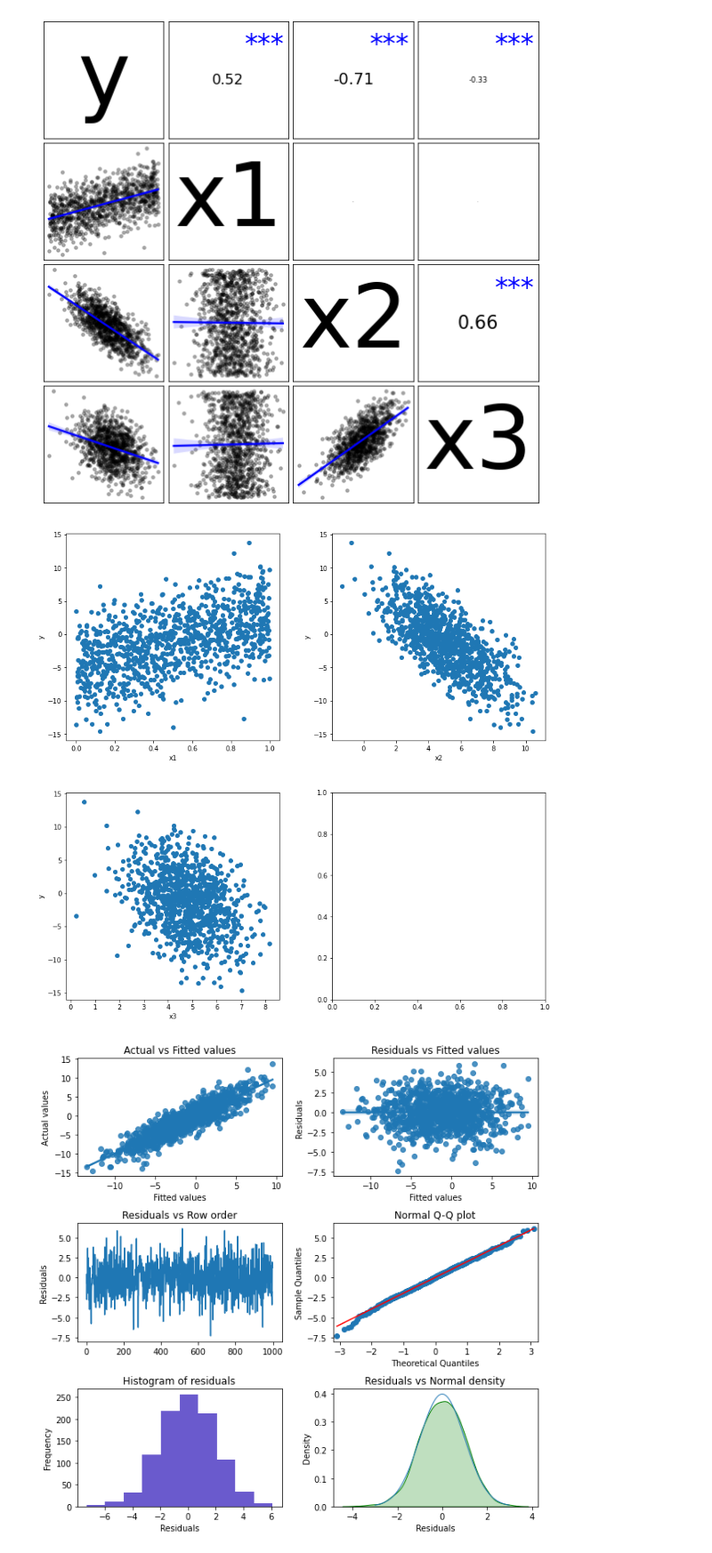
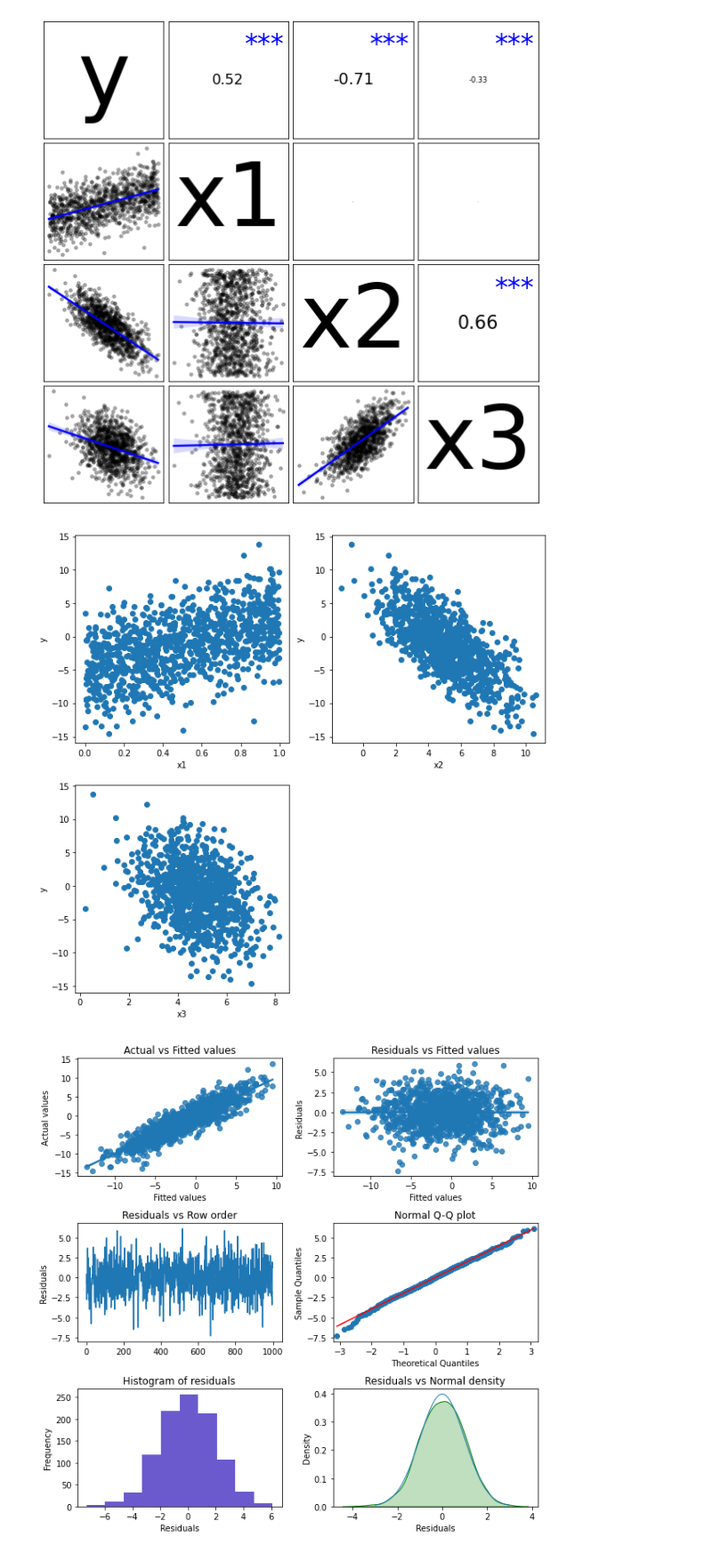
Before and after one commit to vnijs/pyrsm, a Jupyter notebook: examples/model-linear-regression.ipynb, the cells around one changed output. Shown at 89% size. Saved outputs shown, nothing was run; the diff lists cells and outputs as text; code cells hidden in the pictures.

```diff
--- a/examples/model-linear-regression.ipynb
+++ b/examples/model-linear-regression.ipynb
@@ -304,7 +125,7 @@ A data frame with 1000 observations on 4 variables (y, x1, x2, and x3)
 evars = ["x1", "x2", "x3"]
 rvar = "y"
 # %%
-fitted = regress(ideal, evars=evars, rvar=rvar)
+fitted = rsm.regress(ideal, evars=evars, rvar=rvar)
 # %% [output]
 Data:  'ideal'
 Response variable    : y
@@ -332,10 +153,10 @@ cr = rsm.correlation(ideal[["y", "x1", "x2", "x3"]])
 cr.plot(nobs=-1, figsize=(10, 10))
 # %% [output]
 [figure]
-# %%
-scatter_plot(fitted)
-# %% [output]
-[figure, removed]
+# %%
+rsm.scatter_plot(fitted)
+# %% [output]
+[figure, added]
 # %%
 rsm.reg_dashboard(fitted=fitted, nobs=-1)
 # %% [output]
```
Also changed, not shown: parts of 14 cells of this notebook, 3 other files.
